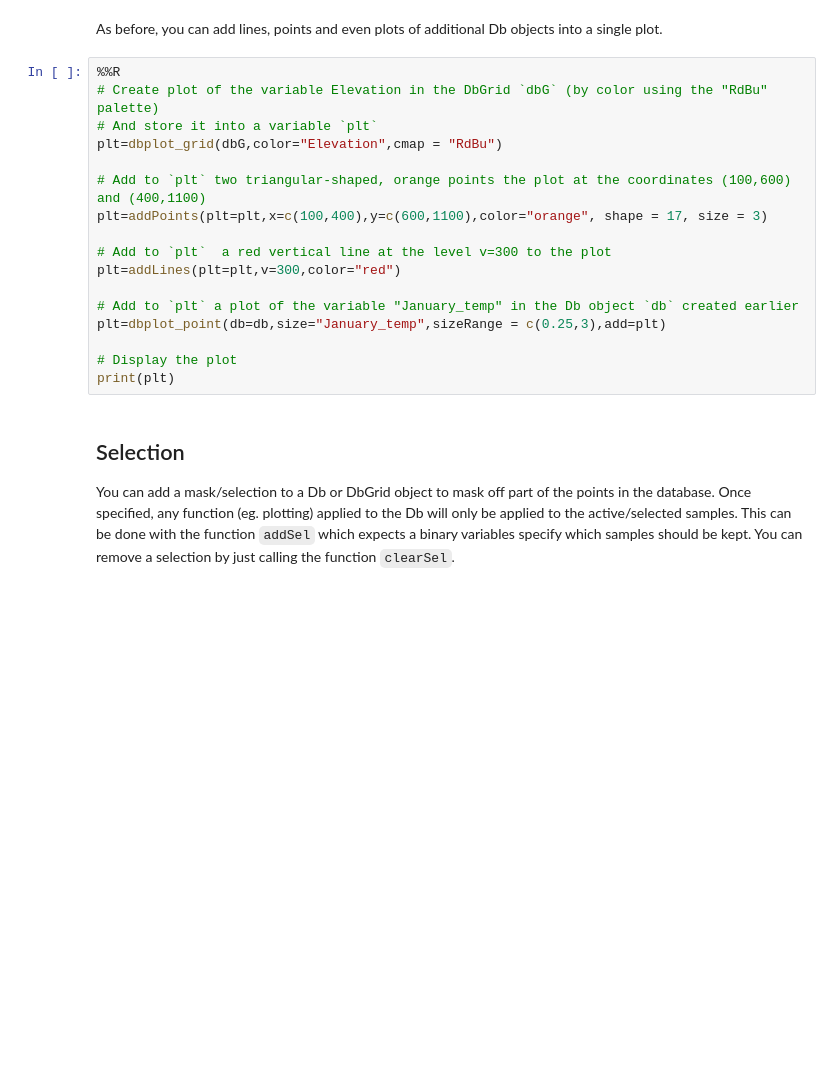
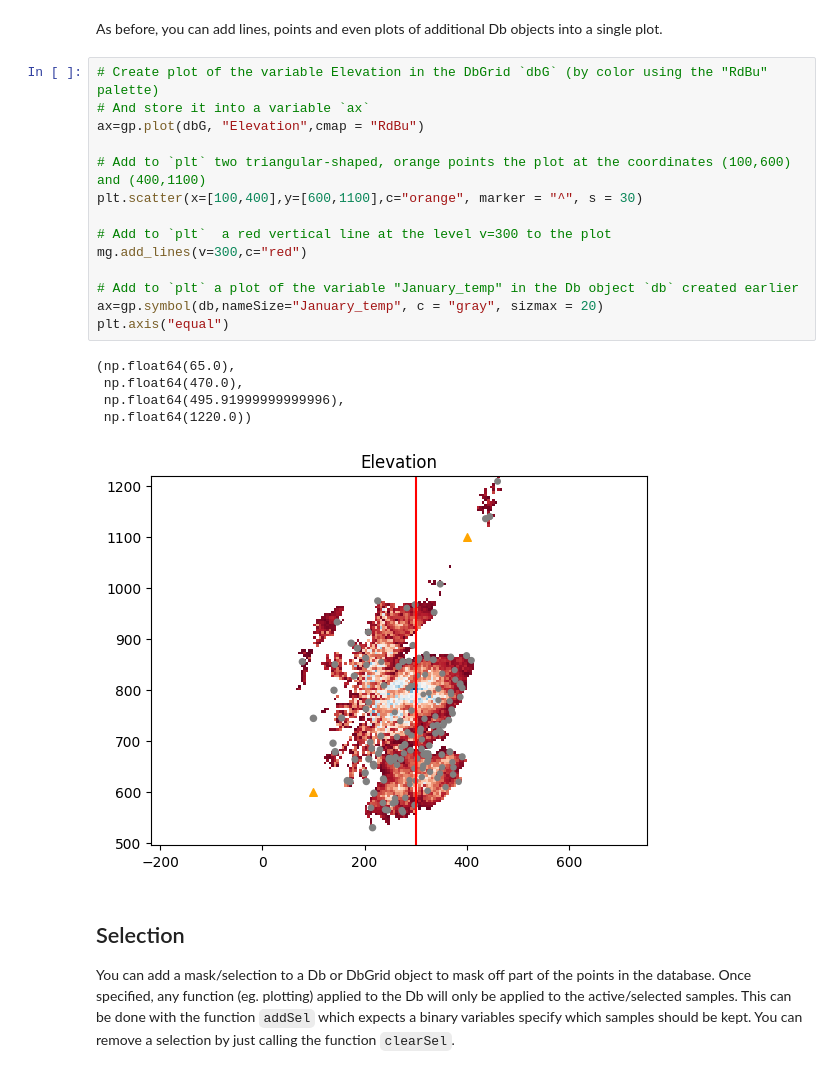
Before and after one commit to mike-pereira/minigst, a Jupyter notebook: python/TP/01_gstlearn_start.ipynb, the cells around one changed output. Drawn from its saved outputs; the diff is of its cells as text; blank space fills up the shorter version.

```diff
--- a/python/TP/01_gstlearn_start.ipynb
+++ b/python/TP/01_gstlearn_start.ipynb
@@ -244,22 +298,25 @@ dbplot_grid(dbG,contour="Elevation",cmap = "RdBu",nLevels = 15)
 # %% [markdown]
 As before, you can add lines, points and even plots of additional Db objects into a single plot.
 # %%
-%%R
 # Create plot of the variable Elevation in the DbGrid `dbG` (by color using the "RdBu" palette)
-# And store it into a variable `plt`
-plt=dbplot_grid(dbG,color="Elevation",cmap = "RdBu")
+# And store it into a variable `ax`
+ax=gp.plot(dbG, "Elevation",cmap = "RdBu")
 
 # Add to `plt` two triangular-shaped, orange points the plot at the coordinates (100,600) and (400,1100)
-plt=addPoints(plt=plt,x=c(100,400),y=c(600,1100),color="orange", shape = 17, size = 3)
+plt.scatter(x=[100,400],y=[600,1100],c="orange", marker = "^", s = 30)
 
 # Add to `plt`  a red vertical line at the level v=300 to the plot
-plt=addLines(plt=plt,v=300,color="red")
+mg.add_lines(v=300,c="red")
 
 # Add to `plt` a plot of the variable "January_temp" in the Db object `db` created earlier
-plt=dbplot_point(db=db,size="January_temp",sizeRange = c(0.25,3),add=plt)
-
-# Display the plot
-print(plt)
+ax=gp.symbol(db,nameSize="January_temp", c = "gray", sizmax = 20)
+plt.axis("equal")
+# %% [output]
+(np.float64(65.0),
+ np.float64(470.0),
+ np.float64(495.91999999999996),
+ np.float64(1220.0))
+[figure, added]
 # %% [markdown]
 ## Selection
 
```
Also changed, not shown: parts of 14 cells of this notebook.
